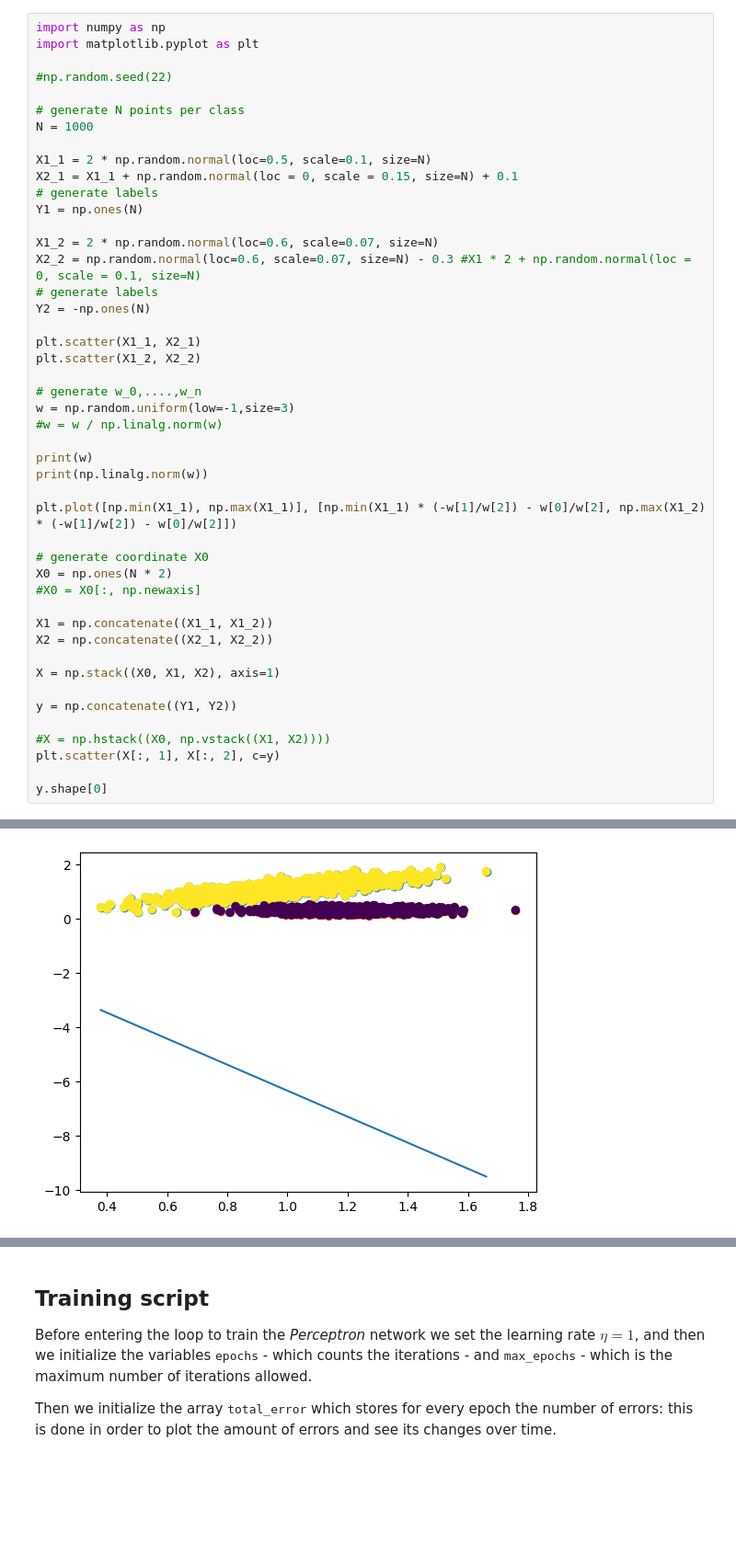
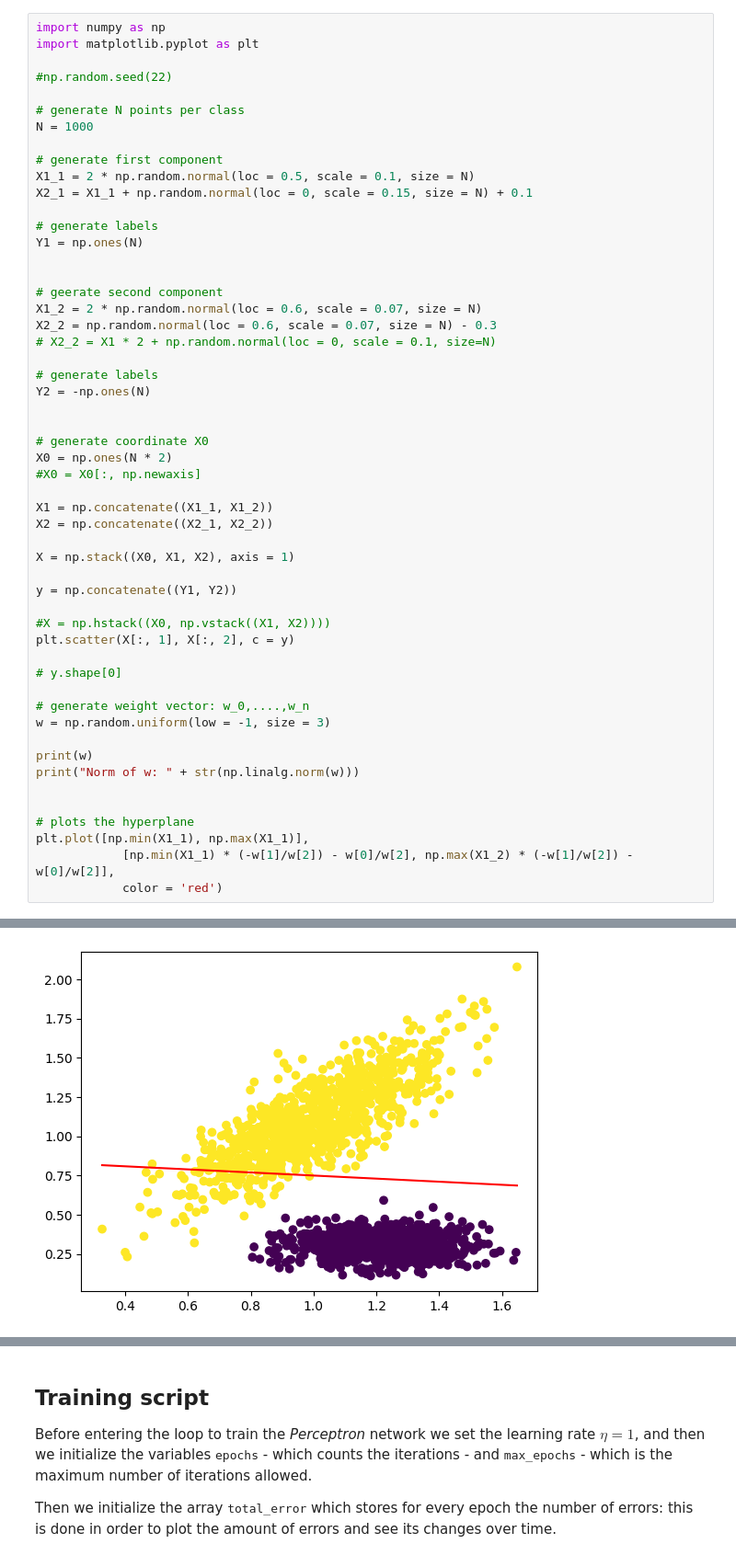
Before and after one commit to imAlessas/machine-learning, a Jupyter notebook: algorithms/perceptron/PLA-error-plots.ipynb, the cells around one changed output, grey strips where cells are left out. Shown at 92% size. Saved outputs shown, nothing was run; the diff lists cells and outputs as text; blank space fills up the shorter version.

```diff
--- a/algorithms/perceptron/PLA-error-plots.ipynb
+++ b/algorithms/perceptron/PLA-error-plots.ipynb
@@ -11,27 +17,22 @@ import matplotlib.pyplot as plt
 # generate N points per class
 N = 1000
 
-X1_1 = 2 * np.random.normal(loc=0.5, scale=0.1, size=N)
-X2_1 = X1_1 + np.random.normal(loc = 0, scale = 0.15, size=N) + 0.1
+# generate first component
+X1_1 = 2 * np.random.normal(loc = 0.5, scale = 0.1, size = N)
+X2_1 = X1_1 + np.random.normal(loc = 0, scale = 0.15, size = N) + 0.1
+
 # generate labels
 Y1 = np.ones(N)
 
-X1_2 = 2 * np.random.normal(loc=0.6, scale=0.07, size=N)
-X2_2 = np.random.normal(loc=0.6, scale=0.07, size=N) - 0.3 #X1 * 2 + np.random.normal(loc = 0, scale = 0.1, size=N)
+
+# geerate second component
+X1_2 = 2 * np.random.normal(loc = 0.6, scale = 0.07, size = N)
+X2_2 = np.random.normal(loc = 0.6, scale = 0.07, size = N) - 0.3
+# X2_2 = X1 * 2 + np.random.normal(loc = 0, scale = 0.1, size=N)
+
 # generate labels
 Y2 = -np.ones(N)
 
-plt.scatter(X1_1, X2_1)
-plt.scatter(X1_2, X2_2)
-
-# generate w_0,....,w_n
-w = np.random.uniform(low=-1,size=3)
-#w = w / np.linalg.norm(w)
-
-print(w)
-print(np.linalg.norm(w))
-
-plt.plot([np.min(X1_1), np.max(X1_1)], [np.min(X1_1) * (-w[1]/w[2]) - w[0]/w[2], np.max(X1_2) * (-w[1]/w[2]) - w[0]/w[2]])
 
 # generate coordinate X0
 X0 = np.ones(N * 2)
@@ -40,12 +41,24 @@ X0 = np.ones(N * 2)
 X1 = np.concatenate((X1_1, X1_2))
 X2 = np.concatenate((X2_1, X2_2))
 
-X = np.stack((X0, X1, X2), axis=1)
+X = np.stack((X0, X1, X2), axis = 1)
 
 y = np.concatenate((Y1, Y2))
 
 #X = np.hstack((X0, np.vstack((X1, X2))))
-plt.scatter(X[:, 1], X[:, 2], c=y)
+plt.scatter(X[:, 1], X[:, 2], c = y)
 
-y.shape[0]
+# y.shape[0]
+
+# generate weight vector: w_0,....,w_n
+w = np.random.uniform(low = -1, size = 3)
+
+print(w)
+print("Norm of w: " + str(np.linalg.norm(w)))
+
+
+# plots the hyperplane
+plt.plot([np.min(X1_1), np.max(X1_1)],
+            [np.min(X1_1) * (-w[1]/w[2]) - w[0]/w[2], np.max(X1_2) * (-w[1]/w[2]) - w[0]/w[2]],
+            color = 'red')
 # %% [output]
@@ -55 +68 @@ y.shape[0]
-[figure, old version]
+[figure, new version]
```
Also changed, not shown: parts of 7 cells of this notebook.
